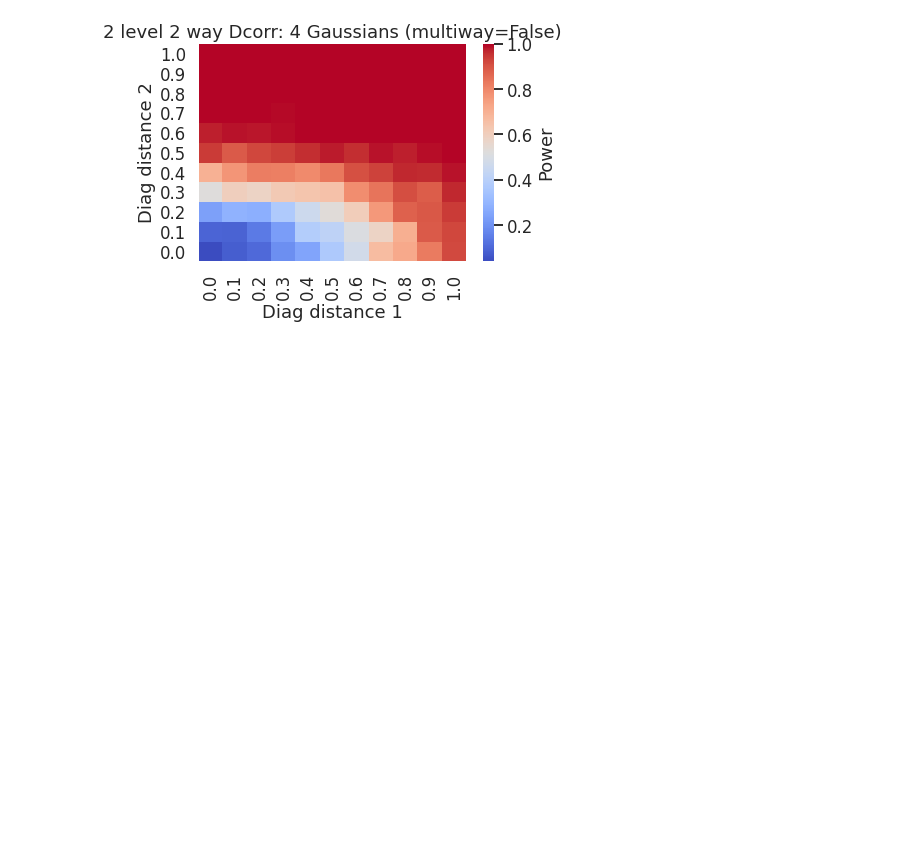
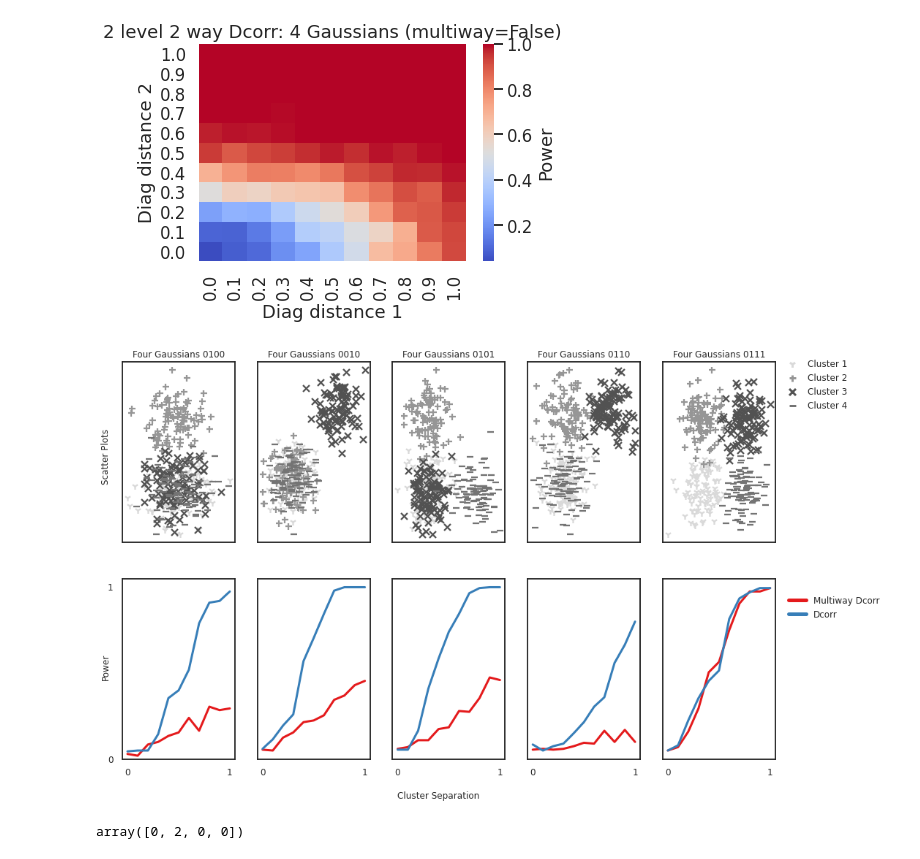
Before and after one commit to neurodata/hyppo, a Jupyter notebook: benchmarks/4samp_2way_power.ipynb, the cells around one changed output. Saved outputs shown, nothing was run; the diff lists cells and outputs as text; code cells hidden in the pictures; blank space fills up the shorter version.

```diff
--- a/benchmarks/2samp_2level_power.ipynb
+++ b/benchmarks/4samp_2way_power.ipynb
@@ -37,0 +66,7 @@ FONTSIZE = 12
+# %%
+outputs = []
+for effect_mask in effect_masks:
+    output = Parallel(n_jobs=-1, verbose=100)(
+        [delayed(estimate_power)(test, multiway, effect_mask) for test in tests for multiway in multiways]
+    )
+    outputs.append(output)
@@ -93,7 +149,7 @@ ax = fig.gca(projection='3d')
 for test in tests:
     for multiway in multiways:
         power = np.genfromtxt(
-            '../benchmarks/2samp_2level_vs_epsilon/{}_{}.csv'.format(multiway, test.__name__),
+            '../benchmarks/4samp_2way_vs_epsilon/{}_{}.csv'.format(multiway, test.__name__),
             delimiter=','
         )
 
@@ -124,7 +180,7 @@ plt.show()
 for test in tests:
     for multiway in multiways:
         power = np.genfromtxt(
-            '../benchmarks/2samp_2level_vs_epsilon/{}_{}.csv'.format(multiway, test.__name__),
+            '../benchmarks/4samp_2way_vs_epsilon/{}_{}.csv'.format(multiway, test.__name__),
             delimiter=','
         )
         ax = sns.heatmap(
@@ -145,0 +296,8 @@ for test in tests:
+# %%
+plot_power()
+# %% [output]
+[figure, added]
+# %%
+(np.asarray(effect_masks[0]) != 0) * np.asarray([2,2,2,2])
+# %% [output]
+array([0, 2, 0, 0])
```
Also changed, not shown: parts of 9 cells of this notebook, 25 other files.
